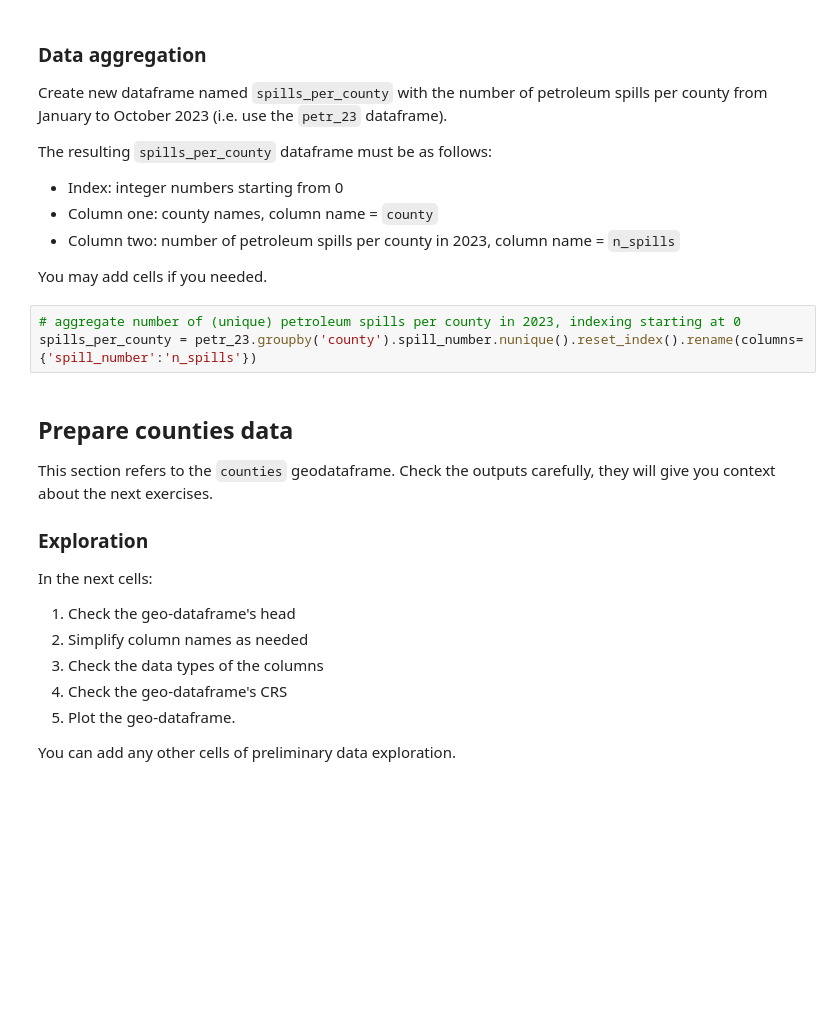
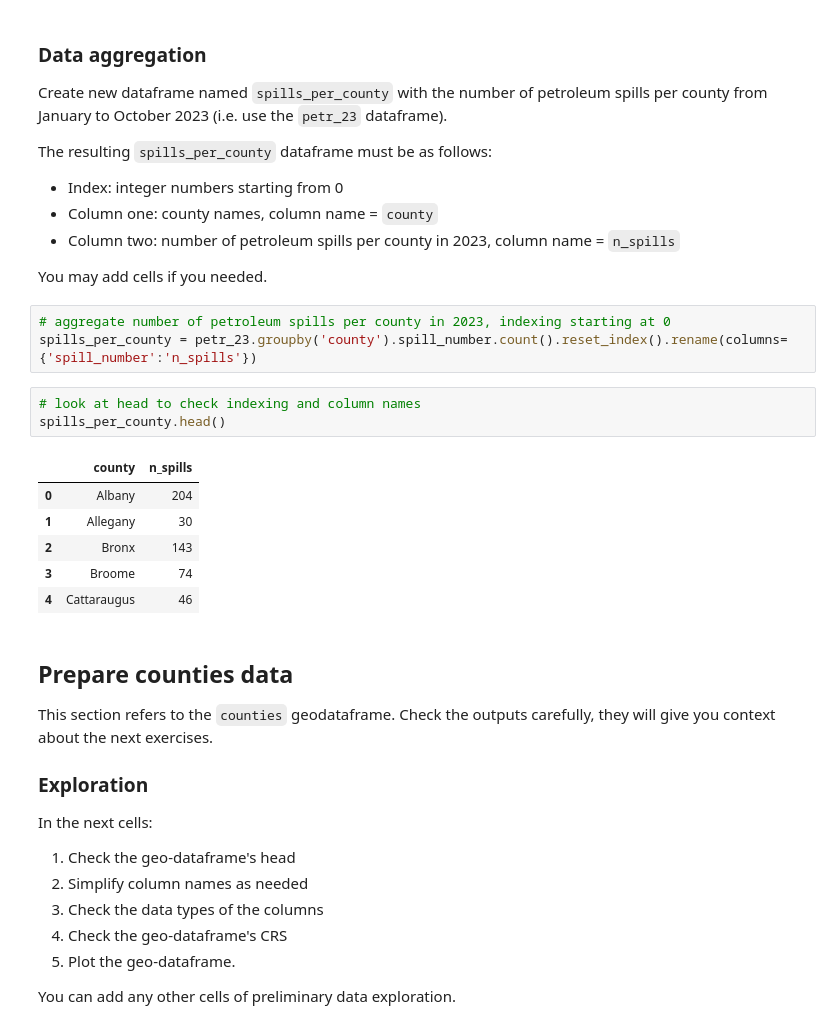
Before and after one commit to amandaherbst/eds220-hwk-3, a Jupyter notebook: hwk3-task1-spills.ipynb, the cells around one changed output. Saved outputs shown, nothing was run; the diff lists cells and outputs as text; blank space fills up the shorter version.

```diff
--- a/hwk3-task1-spills.ipynb
+++ b/hwk3-task1-spills.ipynb
@@ -274,8 +274,18 @@ The resulting `spills_per_county` dataframe must be as follows:
 
 You may add cells if you needed.
 # %%
-# aggregate number of (unique) petroleum spills per county in 2023, indexing starting at 0
-spills_per_county = petr_23.groupby('county').spill_number.nunique().reset_index().rename(columns={'spill_number':'n_spills'})
+# aggregate number of petroleum spills per county in 2023, indexing starting at 0
+spills_per_county = petr_23.groupby('county').spill_number.count().reset_index().rename(columns={'spill_number':'n_spills'})
+# %%
+# look at head to check indexing and column names
+spills_per_county.head()
+# %% [output]
+|  | county | n_spills |
+| 0 | Albany | 204 |
+| 1 | Allegany | 30 |
+| 2 | Bronx | 143 |
+| 3 | Broome | 74 |
+| 4 | Cattaraugus | 46 |
 # %% [markdown]
 ## Prepare counties data
 
```
Also changed, not shown: parts of 10 cells of this notebook.
